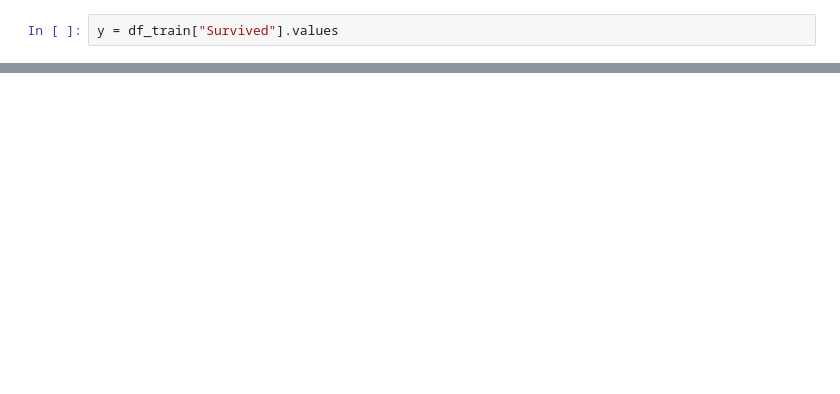
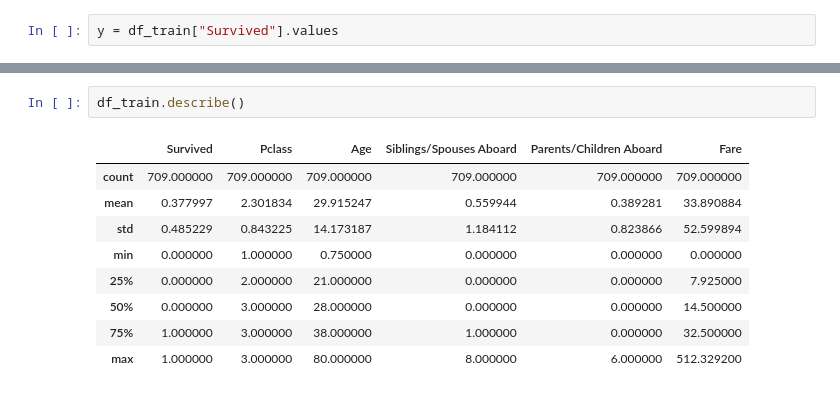
Before and after one commit to astronaut505/IcebergDodgers, a Jupyter notebook: titanic.ipynb, the cells around one changed output, grey strips where cells are left out. Drawn from its saved outputs; the diff is of its cells as text; blank space fills up the shorter version.

```diff
--- a/titanic.ipynb
+++ b/titanic.ipynb
@@ -127,0 +283,12 @@ print("Chi-squared p-value for Pclass vs. Survived:", p_val)
+# %%
+df_train.describe()
+# %% [output]
+|  | Survived | Pclass | Age | Siblings/Spouses Aboard | Parents/Children Aboard | Fare |
+| count | 709.000000 | 709.000000 | 709.000000 | 709.000000 | 709.000000 | 709.000000 |
+| mean | 0.377997 | 2.301834 | 29.915247 | 0.559944 | 0.389281 | 33.890884 |
+| std | 0.485229 | 0.843225 | 14.173187 | 1.184112 | 0.823866 | 52.599894 |
+| min | 0.000000 | 1.000000 | 0.750000 | 0.000000 | 0.000000 | 0.000000 |
+| 25% | 0.000000 | 2.000000 | 21.000000 | 0.000000 | 0.000000 | 7.925000 |
+| 50% | 0.000000 | 3.000000 | 28.000000 | 0.000000 | 0.000000 | 14.500000 |
+| 75% | 1.000000 | 3.000000 | 38.000000 | 1.000000 | 0.000000 | 32.500000 |
+| max | 1.000000 | 3.000000 | 80.000000 | 8.000000 | 6.000000 | 512.329200 |
```
Also changed, not shown: parts of 19 cells of this notebook.
